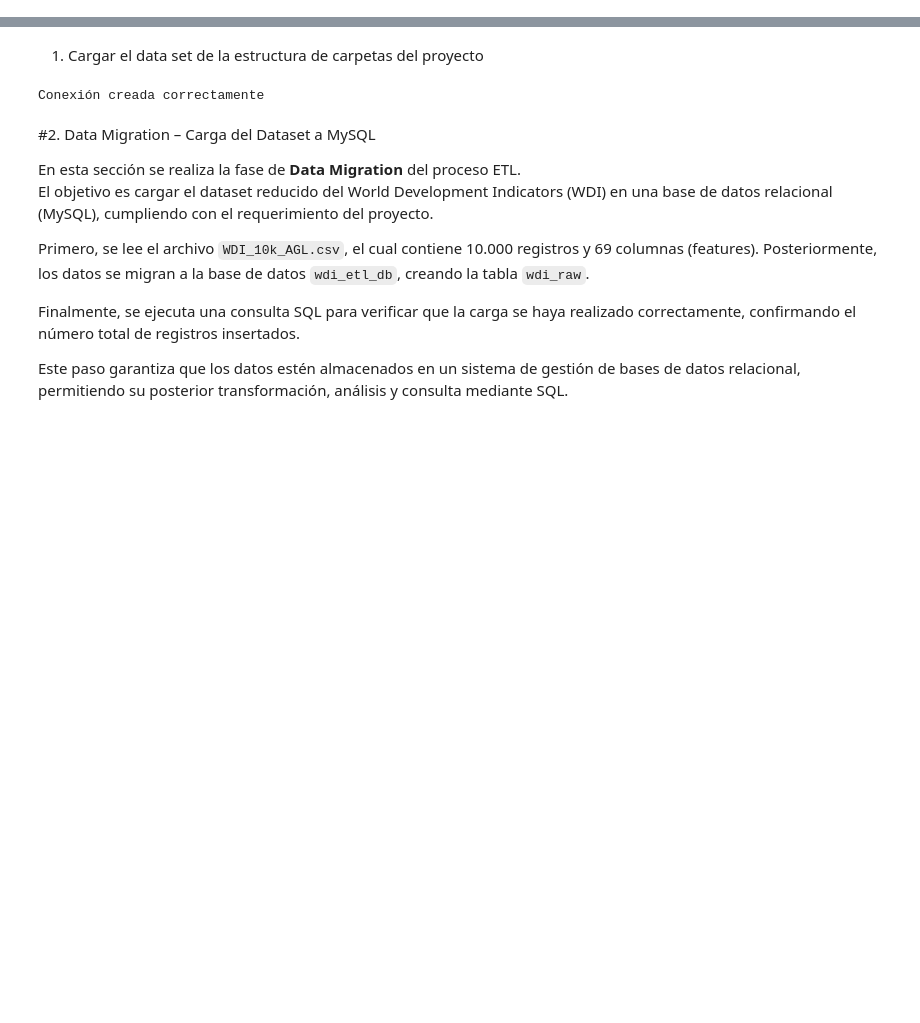
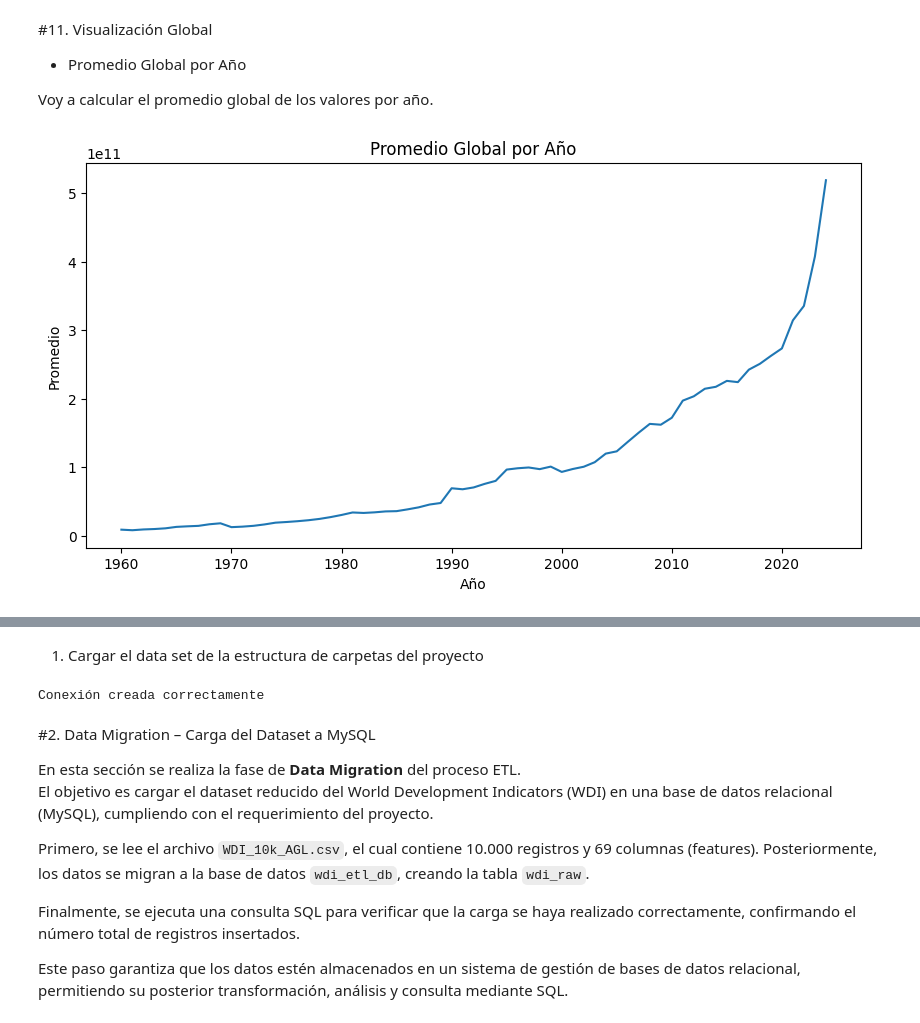
Before and after one commit to aglsystems-ragl/PROYECTO_WDI_ETL, a Jupyter notebook: notebooks/ETL_WDI.ipynb, the cells around one changed output, grey strips where cells are left out. Saved outputs shown, nothing was run; the diff lists cells and outputs as text; code cells hidden in the pictures; blank space fills up the shorter version.

```diff
--- a/notebooks/ETL_WDI.ipynb
+++ b/notebooks/ETL_WDI.ipynb
@@ -0,0 +72,9 @@
+# %%
+from sqlalchemy import create_engine
+import pandas as pd
+
+engine = create_engine(
+    "mysql+pymysql://root:@127.0.0.1:3306/wdi_etl_db?charset=utf8mb4"
+)
+
+print("Conexión creada correctamente")
@@ -0,0 +171,25 @@
+# %% [markdown]
+#11. Visualización Global
+
+* Promedio Global por Año
+
+Voy a calcular el promedio global de los valores por año.
+# %%
+import matplotlib.pyplot as plt
+
+df_avg = pd.read_sql("""
+SELECT Year, AVG(Value) AS promedio
+FROM wdi_clean
+WHERE Value IS NOT NULL
+GROUP BY Year
+ORDER BY Year;
+""", engine)
+
+plt.figure(figsize=(10,5))
+plt.plot(df_avg["Year"], df_avg["promedio"])
+plt.title("Promedio Global por Año")
+plt.xlabel("Año")
+plt.ylabel("Promedio")
+plt.show()
+# %% [output]
+[figure, added]
```
Also changed, not shown: parts of 26 cells of this notebook.
